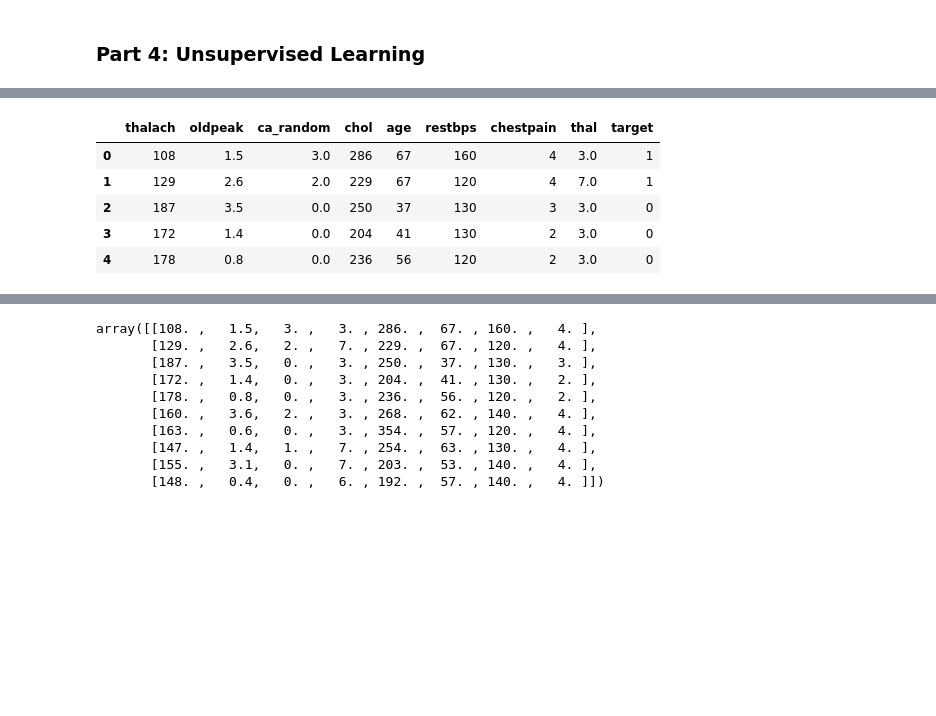
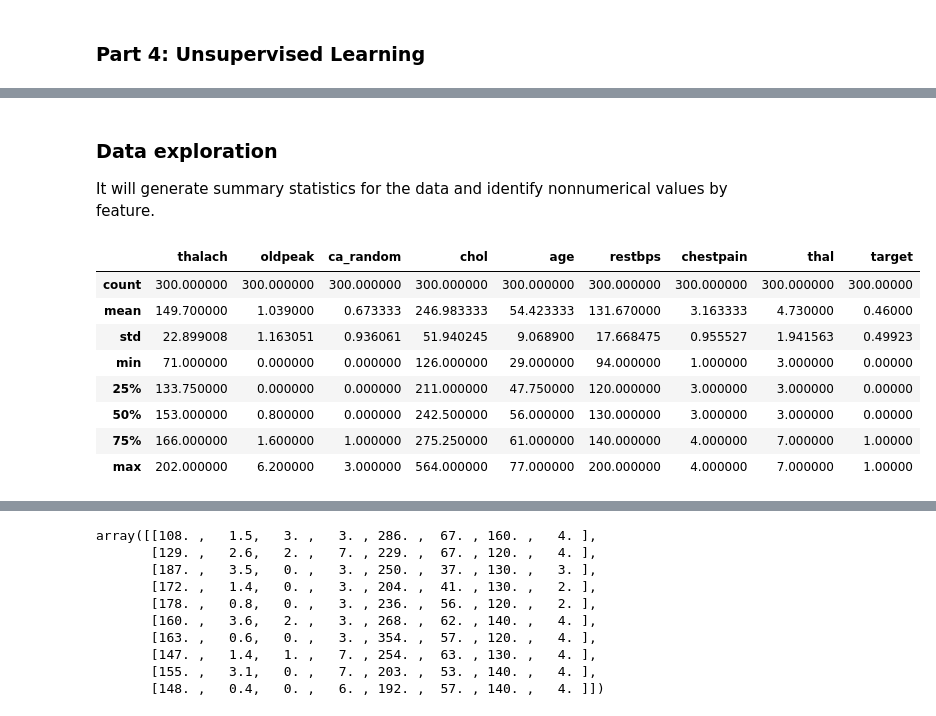
Before and after one commit to mcadac/college, a Jupyter notebook: DataScience/project-assigment/Term Project DS & ML.ipynb, the cells around one changed output, grey strips where cells are left out. Cells and saved outputs as stored; diff of their text form; code cells hidden in the pictures; blank space fills up the shorter version.

Commit message:
Merge branch 'main' of https://github.com/mcadac/big-data into main

```diff
--- a/DataScience/project-assigment/Term Project DS & ML.ipynb
+++ b/DataScience/project-assigment/Term Project DS & ML.ipynb
@@ -766,9 +780,15 @@ from sklearn.preprocessing import StandardScaler
+# %% [markdown]
+### Data exploration
+It will generate summary statistics for the data and identify nonnumerical values by feature.
 # %%
-df.head()
+df.describe()
 # %% [output]
 |  | thalach | oldpeak | ca_random | chol | age | restbps | chestpain | thal | target |
-| 0 | 108 | 1.5 | 3.0 | 286 | 67 | 160 | 4 | 3.0 | 1 |
-| 1 | 129 | 2.6 | 2.0 | 229 | 67 | 120 | 4 | 7.0 | 1 |
-| 2 | 187 | 3.5 | 0.0 | 250 | 37 | 130 | 3 | 3.0 | 0 |
-| 3 | 172 | 1.4 | 0.0 | 204 | 41 | 130 | 2 | 3.0 | 0 |
-| 4 | 178 | 0.8 | 0.0 | 236 | 56 | 120 | 2 | 3.0 | 0 |
+| count | 300.000000 | 300.000000 | 300.000000 | 300.000000 | 300.000000 | 300.000000 | 300.000000 | 300.000000 | 300.00000 |
+| mean | 149.700000 | 1.039000 | 0.673333 | 246.983333 | 54.423333 | 131.670000 | 3.163333 | 4.730000 | 0.46000 |
+| std | 22.899008 | 1.163051 | 0.936061 | 51.940245 | 9.068900 | 17.668475 | 0.955527 | 1.941563 | 0.49923 |
+| min | 71.000000 | 0.000000 | 0.000000 | 126.000000 | 29.000000 | 94.000000 | 1.000000 | 3.000000 | 0.00000 |
+| 25% | 133.750000 | 0.000000 | 0.000000 | 211.000000 | 47.750000 | 120.000000 | 3.000000 | 3.000000 | 0.00000 |
+| 50% | 153.000000 | 0.800000 | 0.000000 | 242.500000 | 56.000000 | 130.000000 | 3.000000 | 3.000000 | 0.00000 |
+| 75% | 166.000000 | 1.600000 | 1.000000 | 275.250000 | 61.000000 | 140.000000 | 4.000000 | 7.000000 | 1.00000 |
+| max | 202.000000 | 6.200000 | 3.000000 | 564.000000 | 77.000000 | 200.000000 | 4.000000 | 7.000000 | 1.00000 |
```
Also changed, not shown: parts of 32 cells of this notebook.
